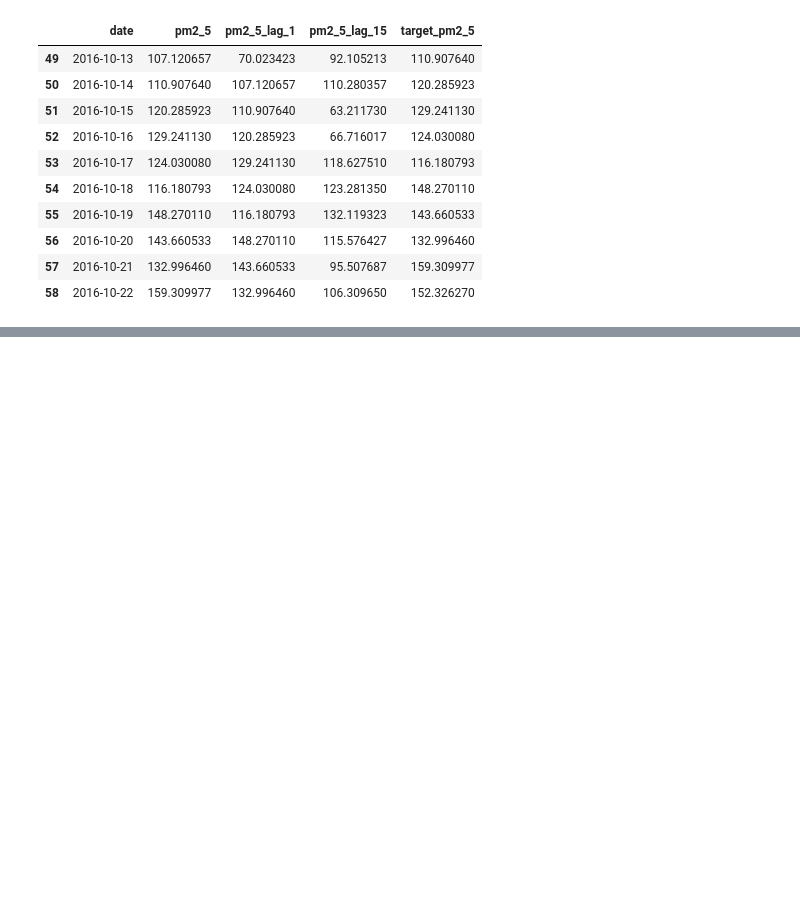
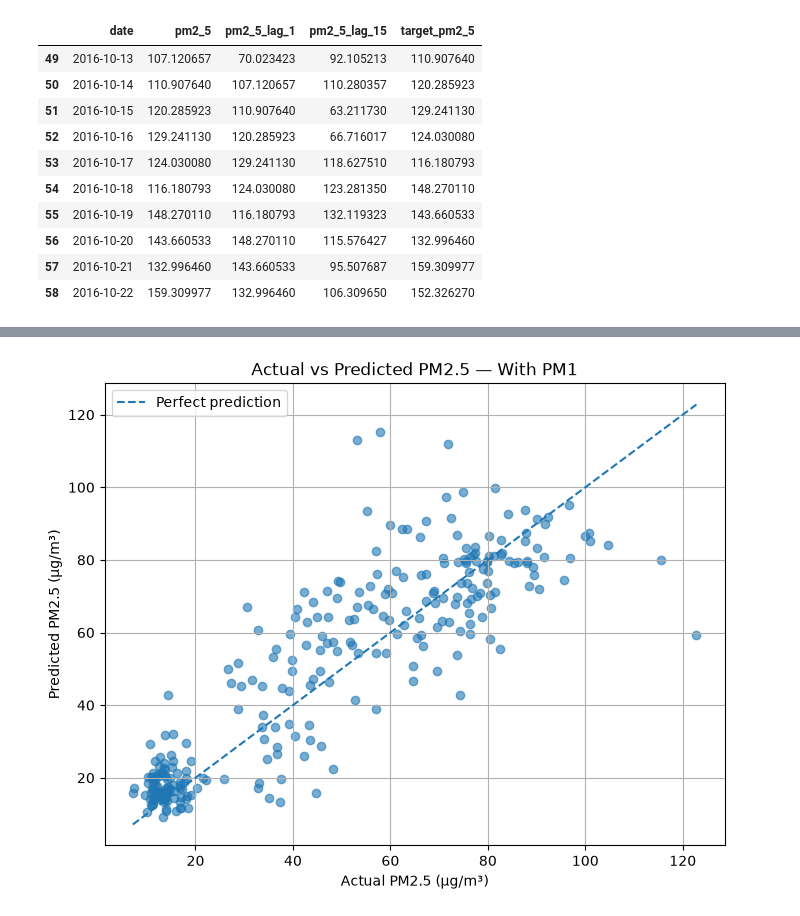
Before and after one commit to anojpradhan/kathmandu_aqi_predictor, a Jupyter notebook: notebooks/pm25_forcasting.ipynb, the cells around one changed output, grey strips where cells are left out. Cells and saved outputs as stored; diff of their text form; code cells hidden in the pictures; blank space fills up the shorter version.

```diff
--- a/notebooks/pm25_forcasting.ipynb
+++ b/notebooks/pm25_forcasting.ipynb
@@ -150,0 +272,7 @@ display(df_model[[
+# %%
+X_train_with = train[features_with_pm1]
+X_test_with = test[features_with_pm1]
+# %%
+model_with_pm1 = LinearRegression()
+
+model_with_pm1.fit(X_train_with,y_train)
@@ -150,0 +281,2 @@ display(df_model[[
+# %%
+pred_with_pm1 = model_with_pm1.predict(X_test_with)
@@ -150,0 +370,23 @@ display(df_model[[
+# %%
+plt.figure(figsize=(8, 6))
+
+plt.scatter(y_test, pred_with_pm1, alpha=0.6)
+
+min_val = min(y_test.min(), pred_with_pm1.min())
+max_val = max(y_test.max(), pred_with_pm1.max())
+
+plt.plot(
+    [min_val, max_val],
+    [min_val, max_val],
+    linestyle="--",
+    label="Perfect prediction"
+)
+
+plt.xlabel("Actual PM2.5 (µg/m³)")
+plt.ylabel("Predicted PM2.5 (µg/m³)")
+plt.title("Actual vs Predicted PM2.5 — With PM1")
+plt.legend()
+plt.grid(True)
+plt.show()
+# %% [output]
+[figure, added]
```
Also changed, not shown: parts of 22 cells of this notebook.
